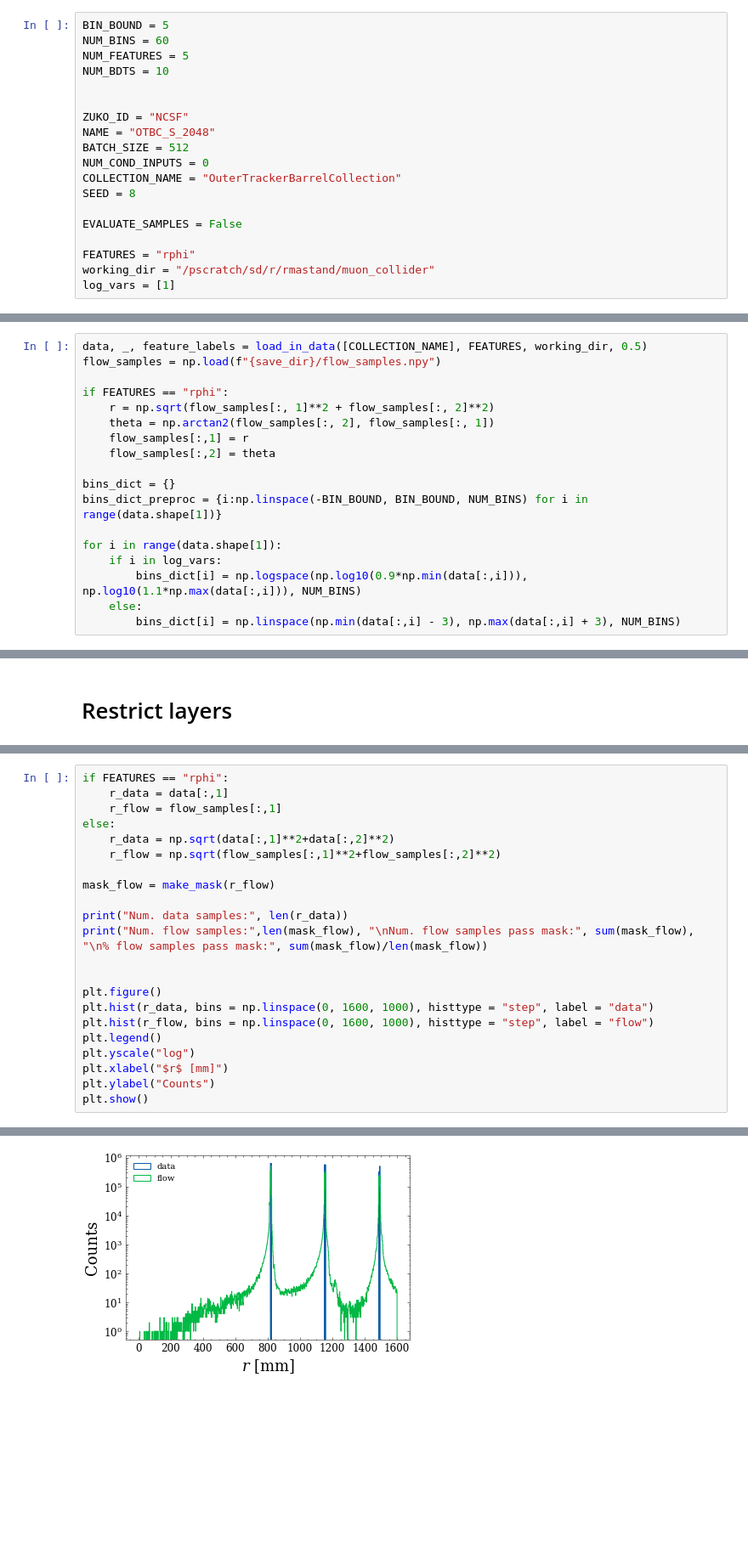
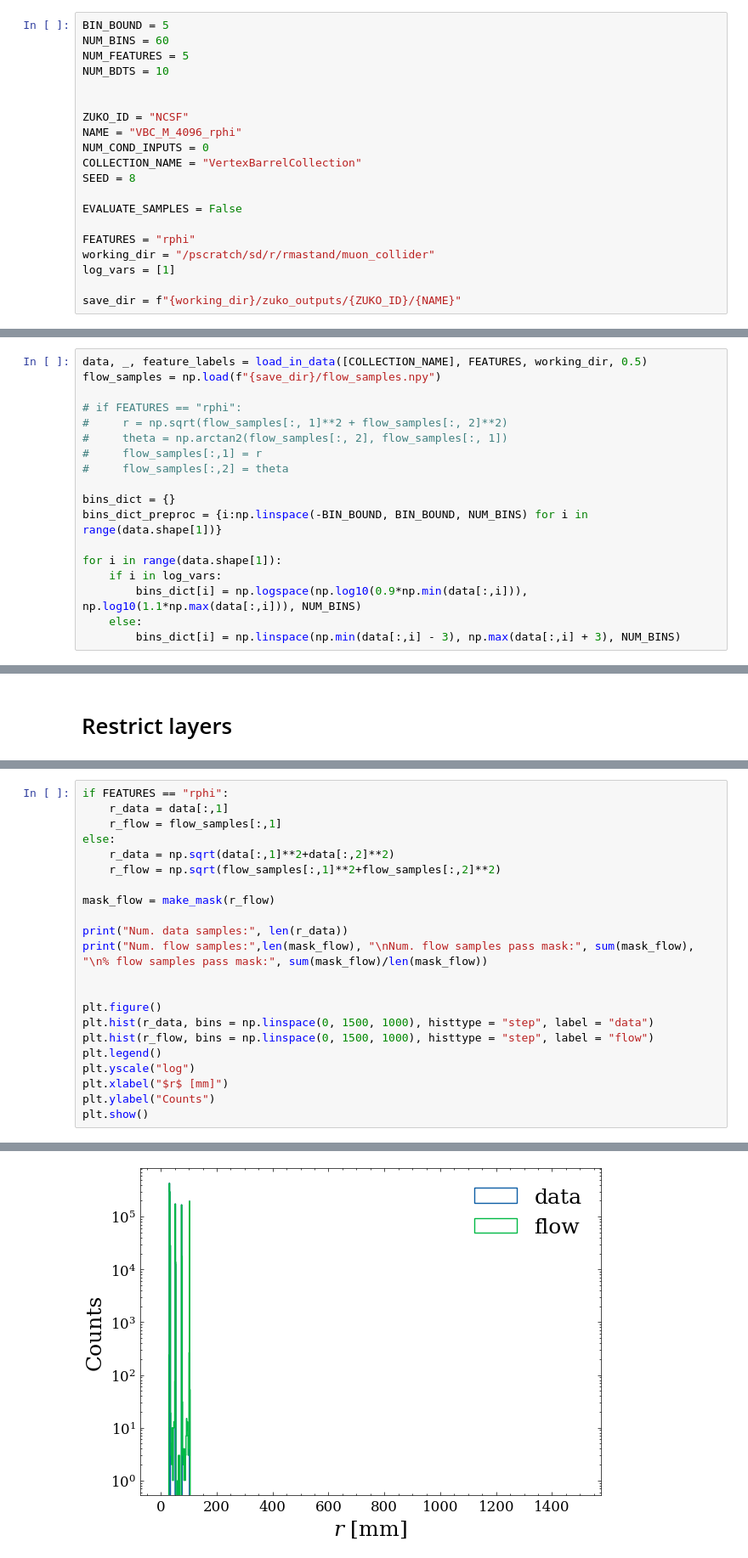
Before and after one commit to rmastand/fast_tracker_BIBgen_mucoll, a Jupyter notebook: test_flow_mask.ipynb, the cells around one changed output, grey strips where cells are left out. Shown at 85% size. Drawn from its saved outputs; the diff is of its cells as text; blank space fills up the shorter version.

Commit message:
gheomtry mask and data processing

```diff
--- a/test_flow_mask.ipynb
+++ b/test_flow_mask.ipynb
@@ -22,10 +22,9 @@ NUM_BDTS = 10
 
 
 ZUKO_ID = "NCSF"
-NAME = "OTBC_S_2048"
-BATCH_SIZE = 512
+NAME = "VBC_M_4096_rphi"
 NUM_COND_INPUTS = 0
-COLLECTION_NAME = "OuterTrackerBarrelCollection"
+COLLECTION_NAME = "VertexBarrelCollection"
 SEED = 8
 
 EVALUATE_SAMPLES = False
@@ -33,3 +32,5 @@ EVALUATE_SAMPLES = False
 FEATURES = "rphi"
 working_dir = "/pscratch/sd/r/rmastand/muon_collider"
 log_vars = [1]
+
+save_dir = f"{working_dir}/zuko_outputs/{ZUKO_ID}/{NAME}"
@@ -39,11 +38,11 @@ save_dir = f"{working_dir}/zuko_outputs/{ZUKO_ID}/{NAME}"
 data, _, feature_labels = load_in_data([COLLECTION_NAME], FEATURES, working_dir, 0.5)
 flow_samples = np.load(f"{save_dir}/flow_samples.npy")
 
-if FEATURES == "rphi":
-    r = np.sqrt(flow_samples[:, 1]**2 + flow_samples[:, 2]**2)
-    theta = np.arctan2(flow_samples[:, 2], flow_samples[:, 1])
-    flow_samples[:,1] = r
-    flow_samples[:,2] = theta
+# if FEATURES == "rphi":
+#     r = np.sqrt(flow_samples[:, 1]**2 + flow_samples[:, 2]**2)
+#     theta = np.arctan2(flow_samples[:, 2], flow_samples[:, 1])
+#     flow_samples[:,1] = r
+#     flow_samples[:,2] = theta
 
 bins_dict = {}
 bins_dict_preproc = {i:np.linspace(-BIN_BOUND, BIN_BOUND, NUM_BINS) for i in range(data.shape[1])}
@@ -149,8 +163,8 @@ print("Num. flow samples:",len(mask_flow), "\nNum. flow samples pass mask:", sum
 
 
 plt.figure()
-plt.hist(r_data, bins = np.linspace(0, 1600, 1000), histtype = "step", label = "data")
-plt.hist(r_flow, bins = np.linspace(0, 1600, 1000), histtype = "step", label = "flow")
+plt.hist(r_data, bins = np.linspace(0, 1500, 1000), histtype = "step", label = "data")
+plt.hist(r_flow, bins = np.linspace(0, 1500, 1000), histtype = "step", label = "flow")
 plt.legend()
 plt.yscale("log")
 plt.xlabel("$r$ [mm]")
@@ -164,4 +178,4 @@ Num. flow samples pass mask: 569563
-[figure, old version]
+[figure, new version]
 # %%
 
 for radius in mask_definitions[COLLECTION_NAME].keys():
```
Also changed, not shown: parts of 14 cells of this notebook, 9 other files.
